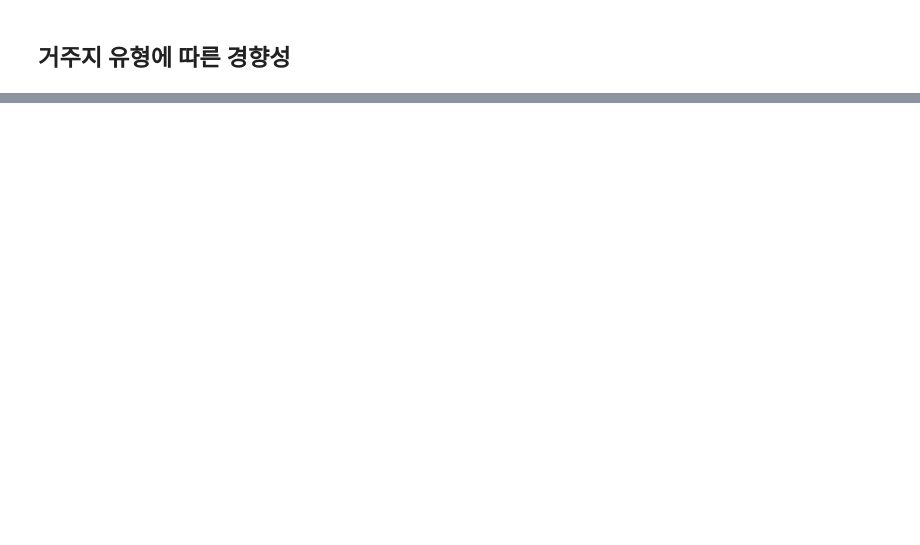
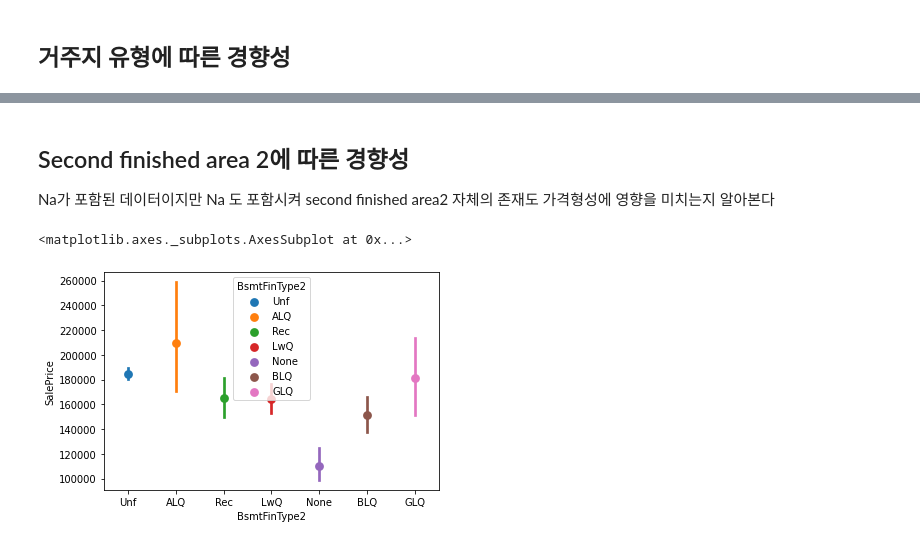
Before and after one commit to E-xxi/Data_Analysis, a Jupyter notebook: houseprice.ipynb, the cells around one changed output, grey strips where cells are left out. Saved outputs shown, nothing was run; the diff lists cells and outputs as text; code cells hidden in the pictures; blank space fills up the shorter version.

```diff
--- a/houseprice.ipynb
+++ b/houseprice.ipynb
@@ -274,0 +290,13 @@ FV > RH > RL > RM > C 으로 봐야할 수 있다.
+# %% [markdown]
+## Second finished area 2에 따른 경향성
+
+Na가 포함된 데이터이지만 Na 도 포함시켜 second finished area2 자체의 존재도 가격형성에 영향을 미치는지 알아본다
+# %%
+BsmtFin2D = sData[['BsmtFinType2','SalePrice']]
+
+BsmtFin2D['BsmtFinType2']=BsmtFin2D['BsmtFinType2'].fillna("None")
+# %%
+sns.pointplot(data = BsmtFin2D, x = 'BsmtFinType2',y = 'SalePrice', hue = 'BsmtFinType2')
+# %% [output]
+<matplotlib.axes._subplots.AxesSubplot at 0x...>
+[figure, added]
```
Also changed, not shown: parts of 26 cells of this notebook.
